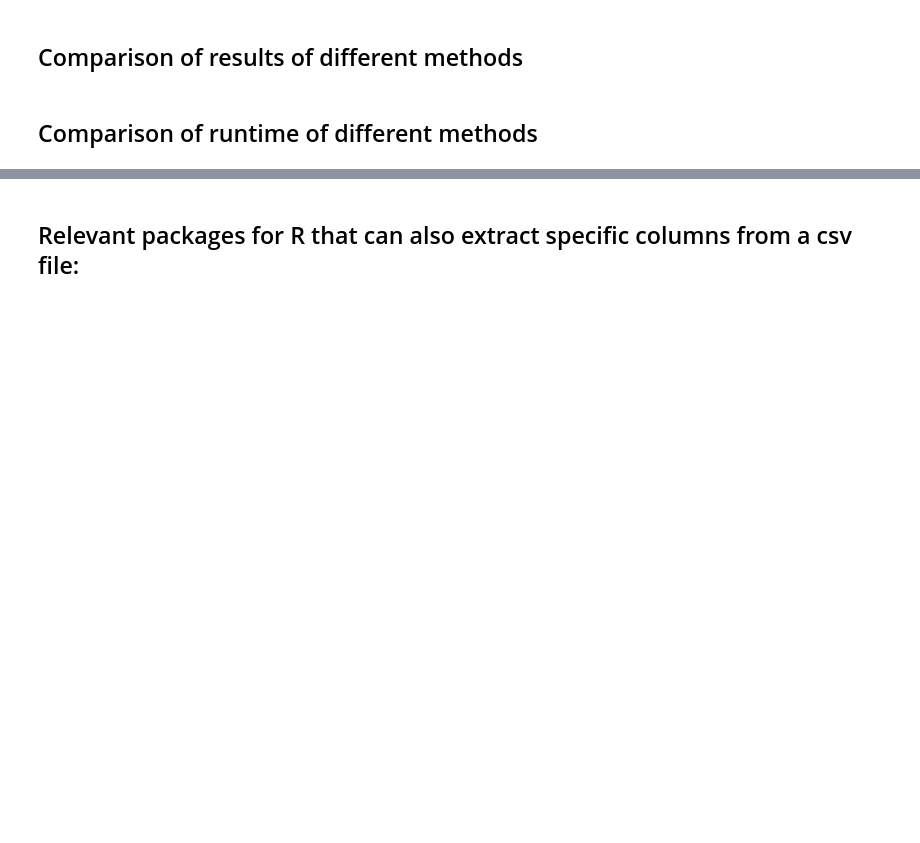
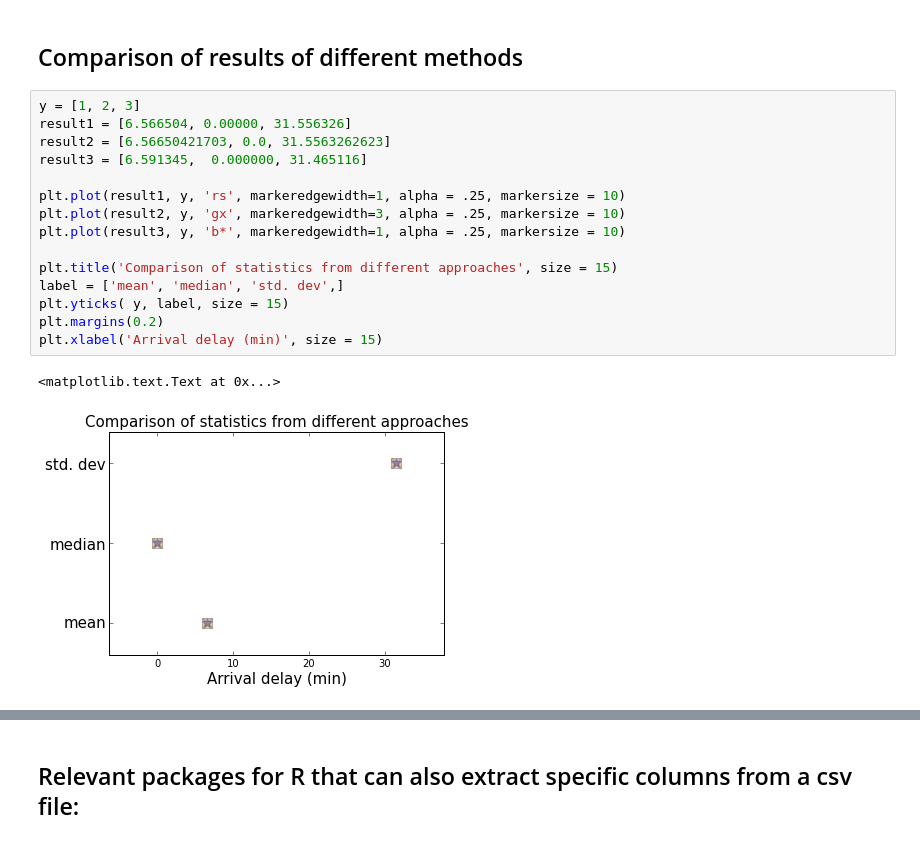
Before and after one commit to karenyng/HW1_Stat250_Winter14, a Jupyter notebook: writeup/hw1.ipynb, the cells around one changed output, grey strips where cells are left out. Cells and saved outputs as stored; diff of their text form; blank space fills up the shorter version.

```diff
--- a/writeup/hw1.ipynb
+++ b/writeup/hw1.ipynb
@@ -378,5 +374,21 @@ Thanks to an anonymous physicist in Portland who has kindly allowed me to use hi
 # Discussion
 # %% [markdown]
 ## Comparison of results of different methods
-# %% [markdown]
-## Comparison of runtime of different methods
+# %%
+y = [1, 2, 3]
+result1 = [6.566504, 0.00000, 31.556326]
+result2 = [6.56650421703, 0.0, 31.5563262623]
+result3 = [6.591345,  0.000000, 31.465116]
+
+plt.plot(result1, y, 'rs', markeredgewidth=1, alpha = .25, markersize = 10)
+plt.plot(result2, y, 'gx', markeredgewidth=3, alpha = .25, markersize = 10)
+plt.plot(result3, y, 'b*', markeredgewidth=1, alpha = .25, markersize = 10)
+
+plt.title('Comparison of statistics from different approaches', size = 15)
+label = ['mean', 'median', 'std. dev',]
+plt.yticks( y, label, size = 15)
+plt.margins(0.2)
+plt.xlabel('Arrival delay (min)', size = 15)
+# %% [output]
+<matplotlib.text.Text at 0x...>
+[figure, added]
```
Also changed, not shown: parts of 8 cells of this notebook.
